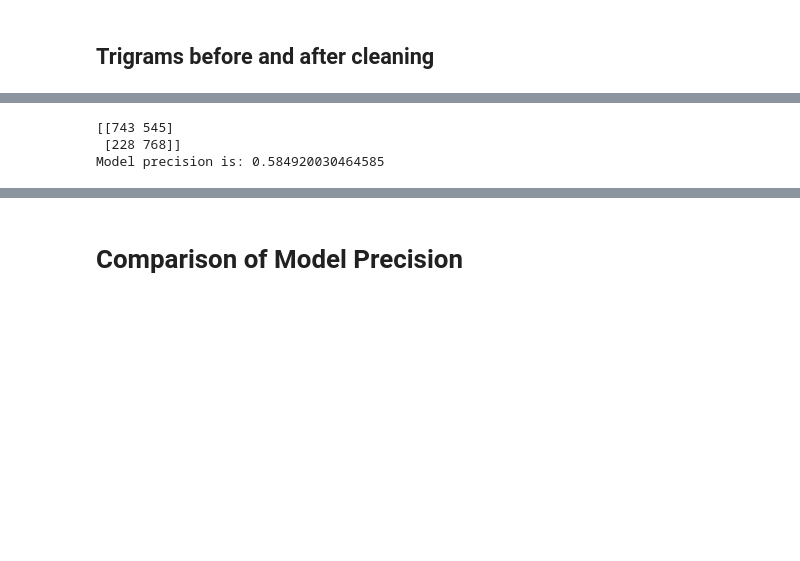
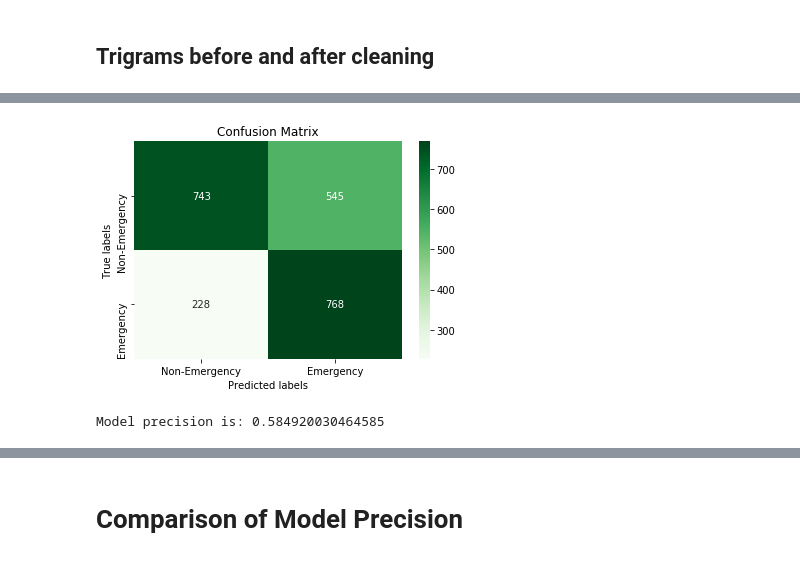
Before and after one commit to christesont/CS4447_FinalProject, a Jupyter notebook: Final_Project.ipynb, the cells around one changed output, grey strips where cells are left out. Cells and saved outputs as stored; diff of their text form; code cells hidden in the pictures; blank space fills up the shorter version.

```diff
--- a/Final_Project.ipynb
+++ b/Final_Project.ipynb
@@ -231,33 +227,41 @@ ax = gramdf.groupby('text').sum()['count'].sort_values(ascending=False).plot(
+# %%
+def plot_confusion_matrix(confusionMatrix):
+    ax = plt.subplot()
+    sns.heatmap(confusionMatrix, annot=True, fmt='g', ax=ax, cmap='Greens')
+    ax.set_xlabel('Predicted labels');ax.set_ylabel('True labels')
+    ax.set_title('Confusion Matrix')
+    ax.xaxis.set_ticklabels(['Non-Emergency', 'Emergency'])
+    ax.yaxis.set_ticklabels(['Non-Emergency', 'Emergency'])
+    plt.show()
 # %%
 #bag of words model
 cv = CountVectorizer(ngram_range=(1,3),max_features=50000)
 x= cv.fit_transform(train_text).toarray()
 y = traindf.target.values
 
 #70:30 train-test split
 xtrain, xtest, ytrain, ytest = sklearn.model_selection.train_test_split(x,y,test_size=0.3,random_state=1234)
 
 import sklearn.naive_bayes
 
 
 classifier = sklearn.naive_bayes.GaussianNB()
 classifier.fit(xtrain,ytrain)
 
 ypred = classifier.predict(xtest)
 ypred
 
 confusionMatrix = sklearn.metrics.confusion_matrix(ytest,ypred)
-print(confusionMatrix)
+plot_confusion_matrix(confusionMatrix)
 tn, fp, fn, tp = confusionMatrix.ravel()
 accuracy = (tp+tn)/(sum(sum(confusionMatrix)))
 precision = tp / (tp+fp)
 modeldf = pd.DataFrame()
 models = ['Gaussian Naive Bayes']
 precisions = [precision]
 print(f'Model precision is: {precision}')
 # %% [output]
+[figure, added]
-[[743 545]
- [228 768]]
 Model precision is: 0.584920030464585
 # %%
 xtrain, xtest, ytrain, ytest = sklearn.model_selection.train_test_split(traindf.text, traindf.target, test_size=0.3, random_state=1234)
```
Also changed, not shown: parts of 15 cells of this notebook.
